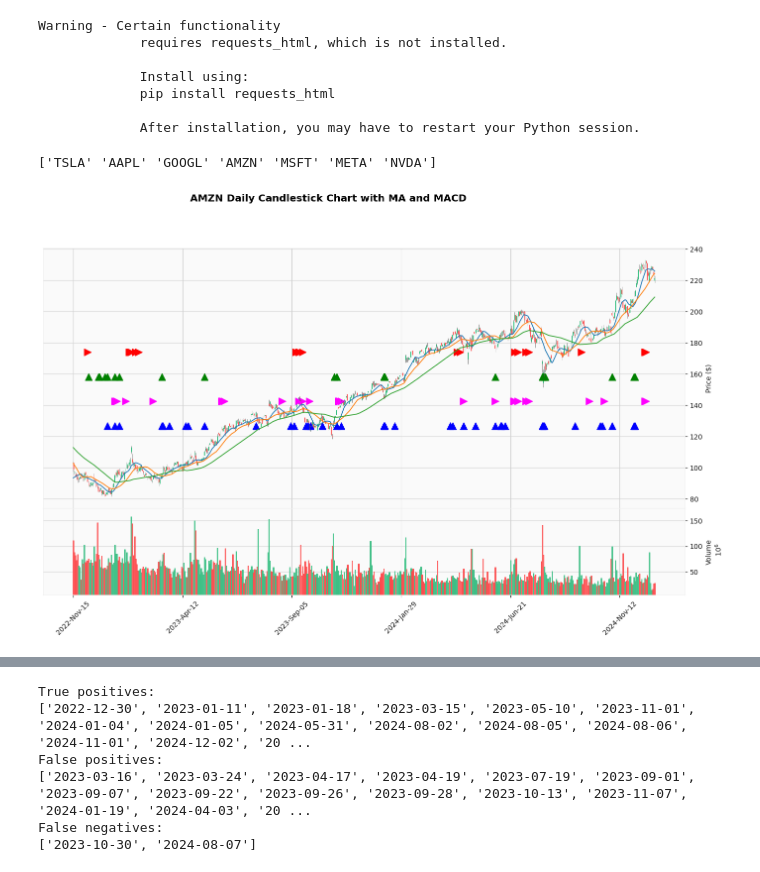
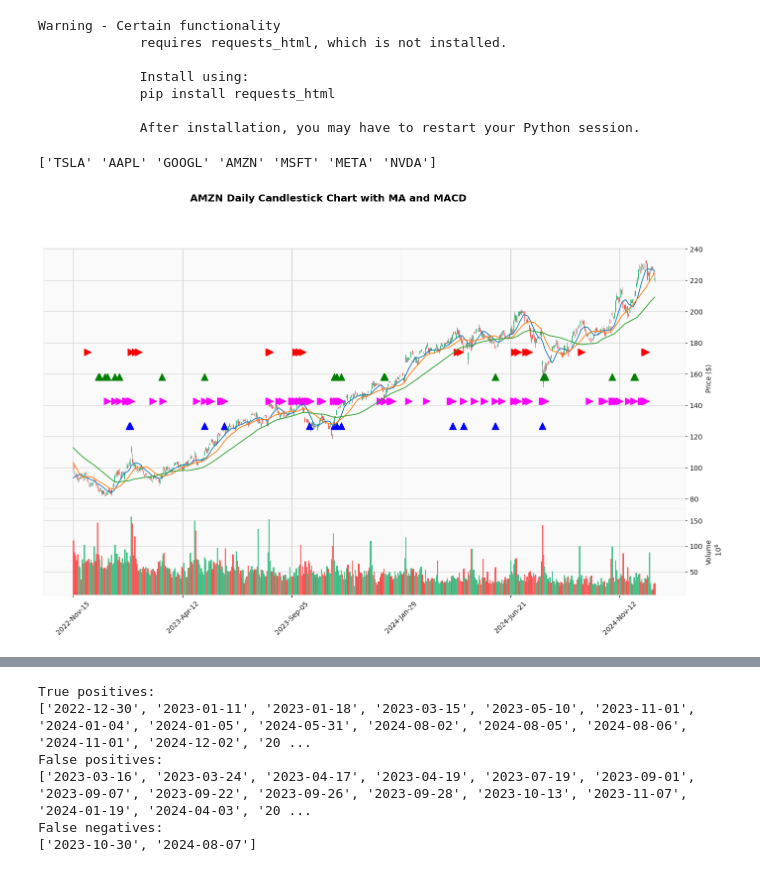
Before and after one commit to junqiangzhou/Quant-Modeling, a Jupyter notebook: visualize.ipynb, the cells around one changed output, grey strips where cells are left out. Drawn from its saved outputs; the diff is of its cells as text; code cells hidden in the pictures.

```diff
--- a/visualize.ipynb
+++ b/visualize.ipynb
@@ -26,17 +26,17 @@ def load_data_file(csv_file):
         df.set_index('Date', inplace=True)
     return df
 df_all = load_data_file("data/stock_testing_2023-01-01_2024-12-31.csv")
+print(df_all["stock"].unique())
+# %% [output]
+['TSLA' 'AAPL' 'GOOGL' 'AMZN' 'MSFT' 'META' 'NVDA']
 # %%
 stock = "AMZN"
 
-print(df_all["stock"].unique())
 df_test = get_stock_df(df_all, stock)
-
 visualize_dataset(df_test,
                 stock=stock,
-                viz_labels=["trend_30days+", "trend_30days-"],
+                viz_labels=["trend_60days+", "trend_60days-"],
                 viz_pred=True,
                 plot_macd=False)
 # %% [output]
-['TSLA' 'AAPL' 'GOOGL' 'AMZN' 'MSFT' 'META' 'NVDA']
-[figure, old version]
+[figure, new version]
```
Also changed, not shown: parts of 4 cells of this notebook, 8 other files.
